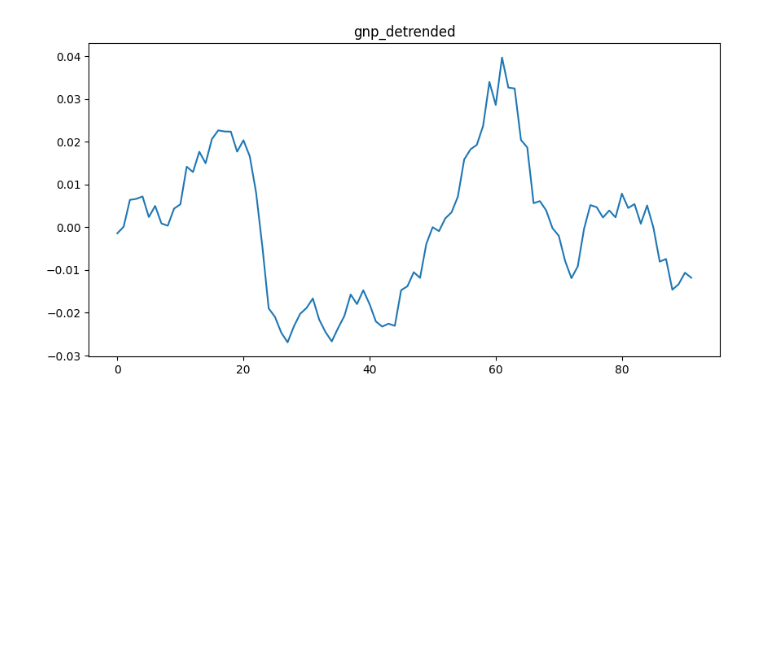
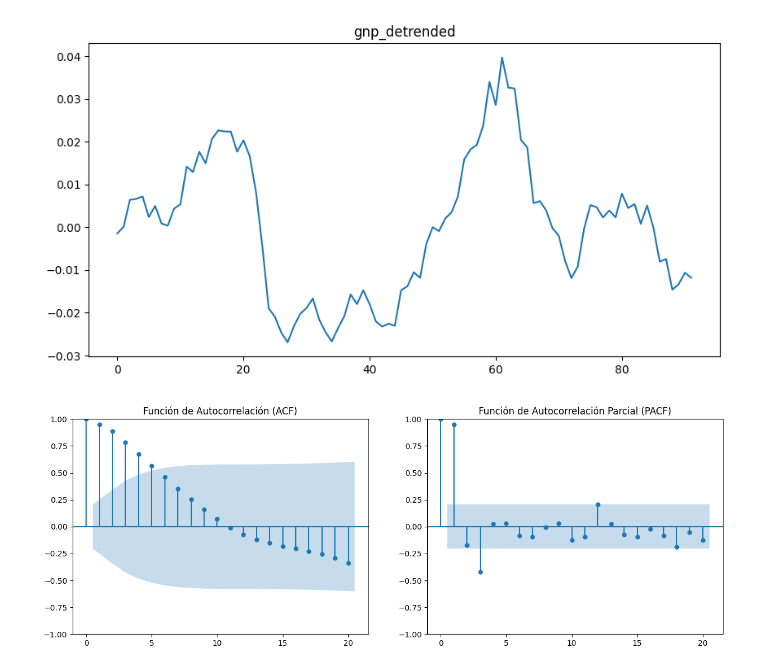
Before and after one commit to DavidGuzzi/MECMT10, a Jupyter notebook: clase_2.ipynb, the cells around one changed output. Saved outputs shown, nothing was run; the diff lists cells and outputs as text; code cells hidden in the pictures; blank space fills up the shorter version.

```diff
--- a/clase_2.ipynb
+++ b/clase_2.ipynb
@@ -1307,3 +1307,18 @@ Length: 92, dtype: float64
 modelo.resid.plot(figsize=(10, 5), title='gnp_detrended');
 # %% [output]
 [figure]
+# %%
+gnp_detrended = modelo.resid
+
+# Graficar ACF y PACF
+fig, axes = plt.subplots(1, 2, figsize=(15, 5))
+
+plot_acf(gnp_detrended, lags=20, ax=axes[0])  # Correlograma de autocorrelaciones (ACF)
+plot_pacf(gnp_detrended, lags=20, ax=axes[1])  # Correlograma de autocorrelaciones parciales (PACF)
+
+axes[0].set_title("Función de Autocorrelación (ACF)")
+axes[1].set_title("Función de Autocorrelación Parcial (PACF)")
+
+plt.show()
+# %% [output]
+[figure, added]
```
Also changed, not shown: parts of 2 cells of this notebook.
